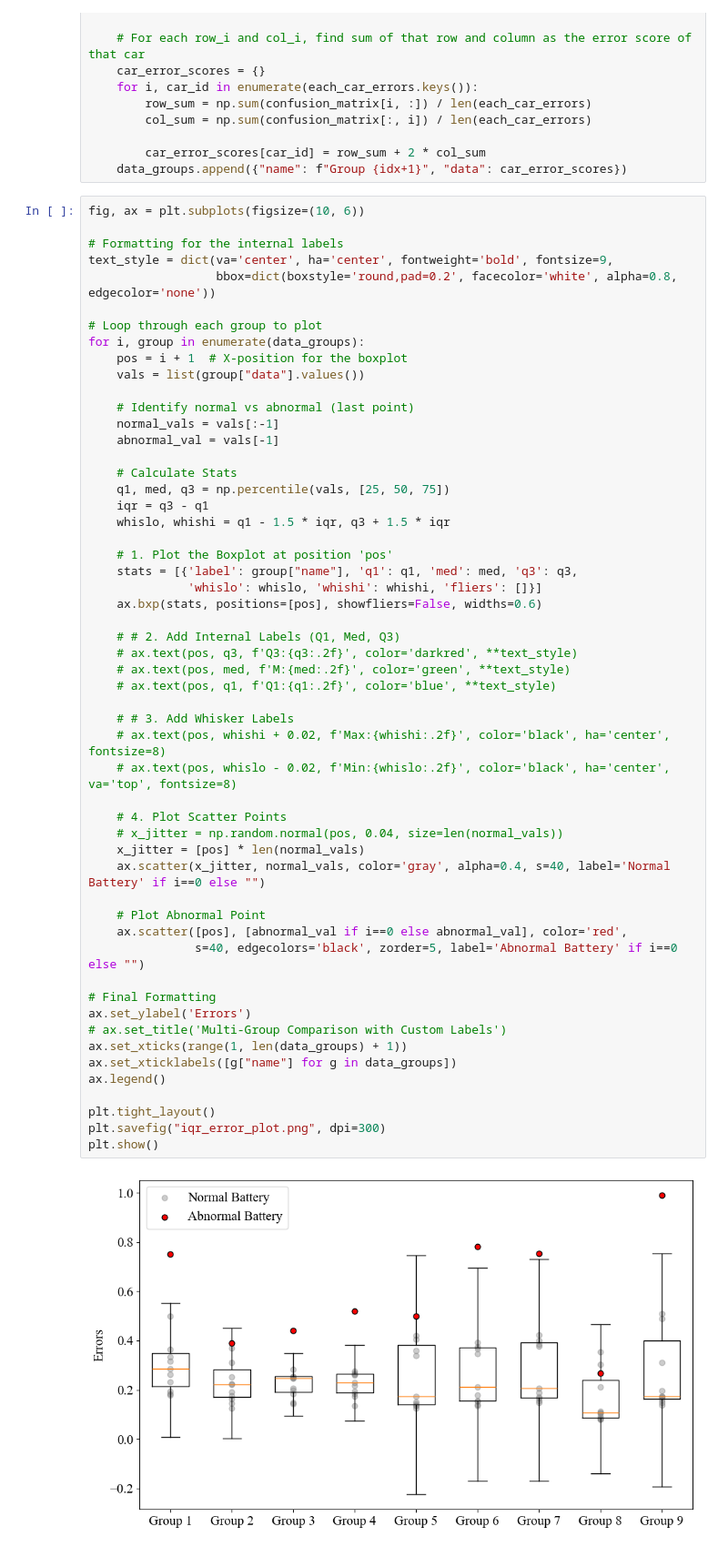
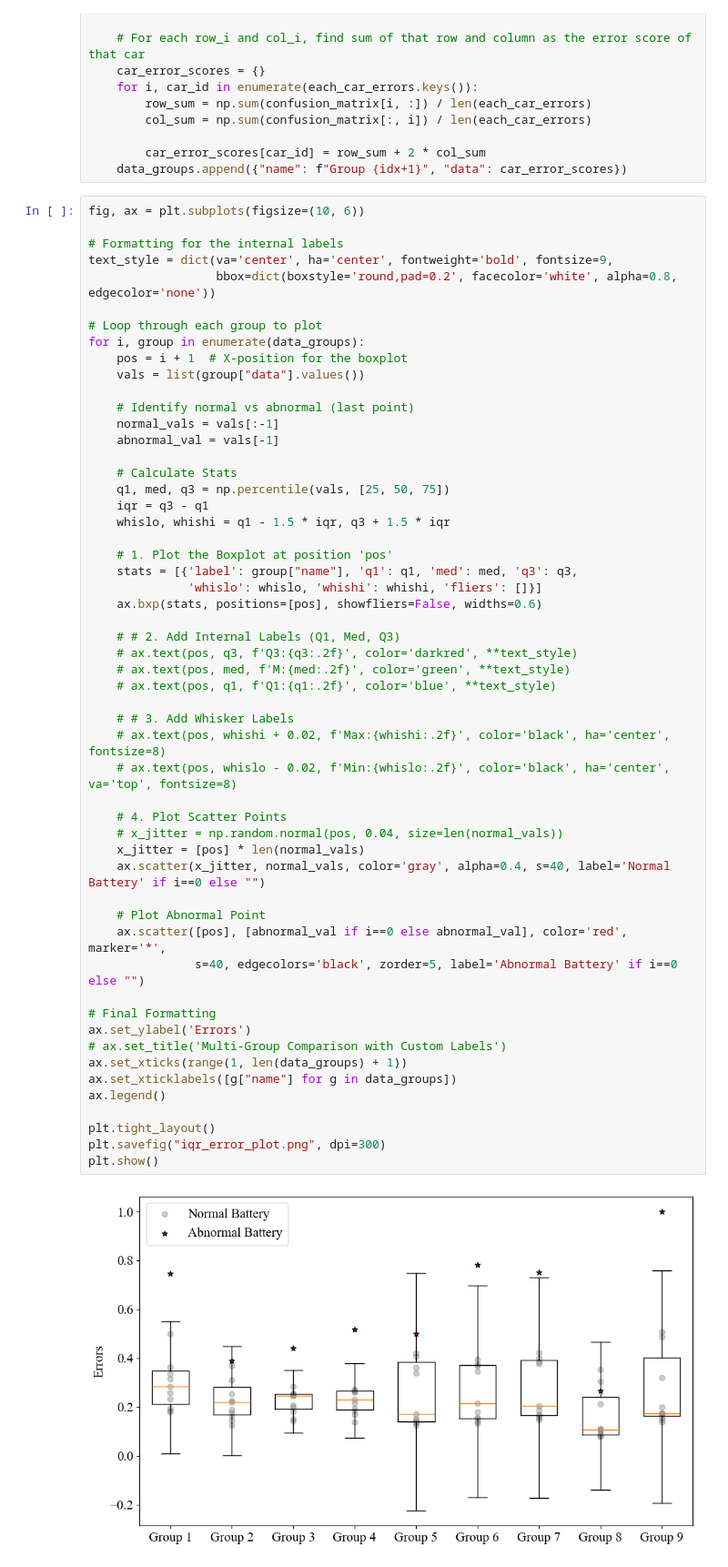
Before and after one commit to tpnam0901/DRAD, a Jupyter notebook: DRAD/plot.ipynb, the cells around one changed output. Shown at 91% size. Drawn from its saved outputs; the diff is of its cells as text.

```diff
--- a/DRAD/plot.ipynb
+++ b/DRAD/plot.ipynb
@@ -76,35 +76,35 @@ for i, group in enumerate(data_groups):
     ax.bxp(stats, positions=[pos], showfliers=False, widths=0.6)
 
     # # 2. Add Internal Labels (Q1, Med, Q3)
     # ax.text(pos, q3, f'Q3:{q3:.2f}', color='darkred', **text_style)
     # ax.text(pos, med, f'M:{med:.2f}', color='green', **text_style)
     # ax.text(pos, q1, f'Q1:{q1:.2f}', color='blue', **text_style)
 
     # # 3. Add Whisker Labels
     # ax.text(pos, whishi + 0.02, f'Max:{whishi:.2f}', color='black', ha='center', fontsize=8)
     # ax.text(pos, whislo - 0.02, f'Min:{whislo:.2f}', color='black', ha='center', va='top', fontsize=8)
 
     # 4. Plot Scatter Points
     # x_jitter = np.random.normal(pos, 0.04, size=len(normal_vals))
     x_jitter = [pos] * len(normal_vals)
     ax.scatter(x_jitter, normal_vals, color='gray', alpha=0.4, s=40, label='Normal Battery' if i==0 else "")
 
     # Plot Abnormal Point
-    ax.scatter([pos], [abnormal_val if i==0 else abnormal_val], color='red',
+    ax.scatter([pos], [abnormal_val if i==0 else abnormal_val], color='red', marker='*',
                s=40, edgecolors='black', zorder=5, label='Abnormal Battery' if i==0 else "")
 
 # Final Formatting
 ax.set_ylabel('Errors')
 # ax.set_title('Multi-Group Comparison with Custom Labels')
 ax.set_xticks(range(1, len(data_groups) + 1))
 ax.set_xticklabels([g["name"] for g in data_groups])
 ax.legend()
 
 plt.tight_layout()
 plt.savefig("iqr_error_plot.png", dpi=300)
 plt.show()
 # %% [output]
-[figure, old version]
+[figure, new version]
 # %%
 fig, ax = plt.subplots(figsize=(10, 6))
 
```
Also changed, not shown: parts of 8 cells of this notebook, 5 other files.
